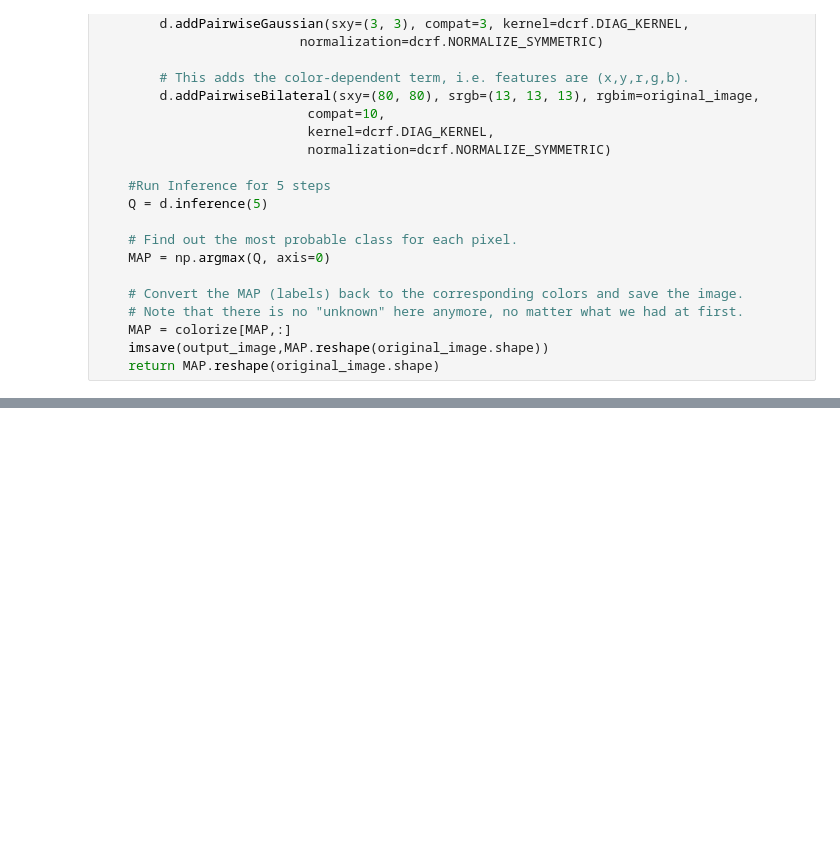
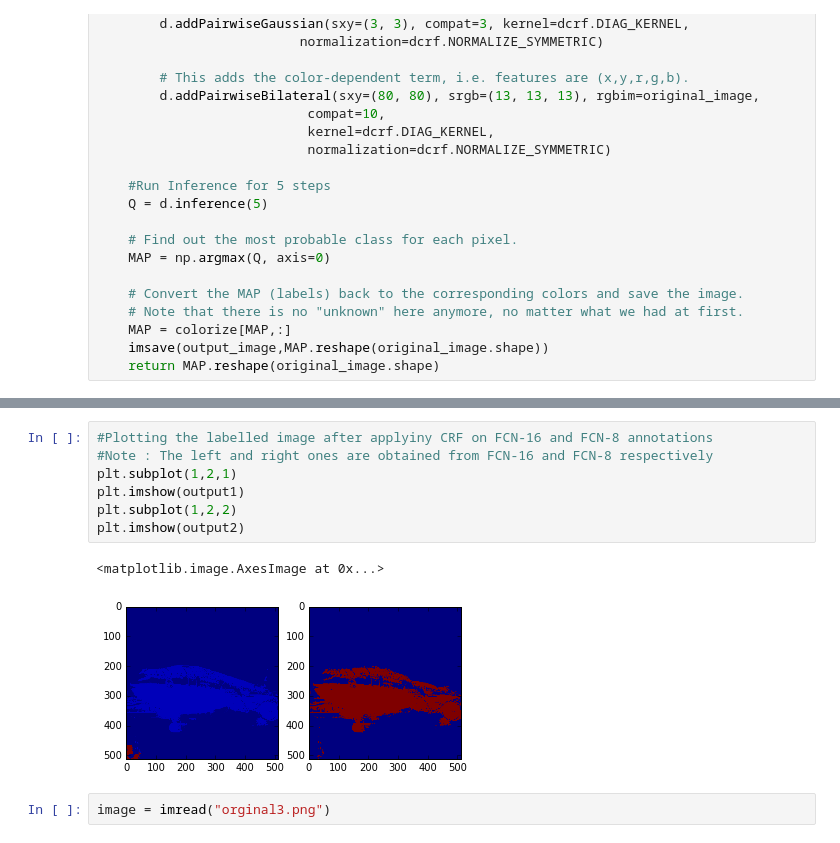
Before and after one commit to Gurupradeep/FCN-for-Semantic-Segmentation, a Jupyter notebook: CRF.ipynb, the cells around one changed output, grey strips where cells are left out. Saved outputs shown, nothing was run; the diff lists cells and outputs as text; blank space fills up the shorter version.

```diff
--- a/CRF.ipynb
+++ b/CRF.ipynb
@@ -133,0 +123,12 @@ plt.show()
+# %%
+#Plotting the labelled image after applyiny CRF on FCN-16 and FCN-8 annotations
+#Note : The left and right ones are obtained from FCN-16 and FCN-8 respectively
+plt.subplot(1,2,1)
+plt.imshow(output1)
+plt.subplot(1,2,2)
+plt.imshow(output2)
+# %% [output]
+<matplotlib.image.AxesImage at 0x...>
+[figure, added]
+# %%
+image = imread("orginal3.png")
```
Also changed, not shown: parts of 45 cells of this notebook.
